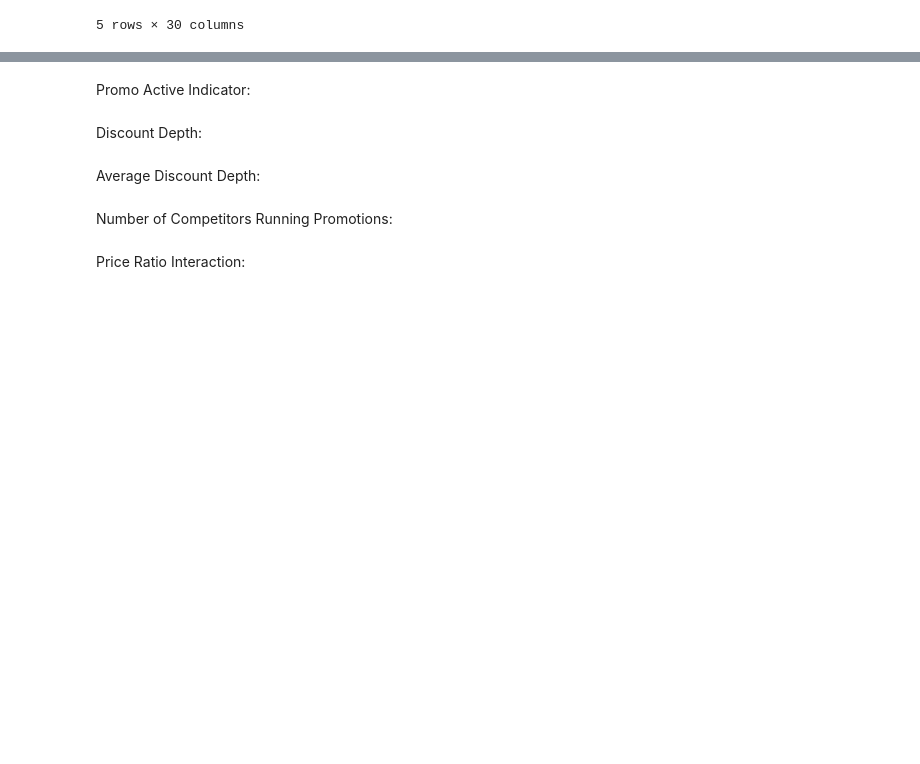
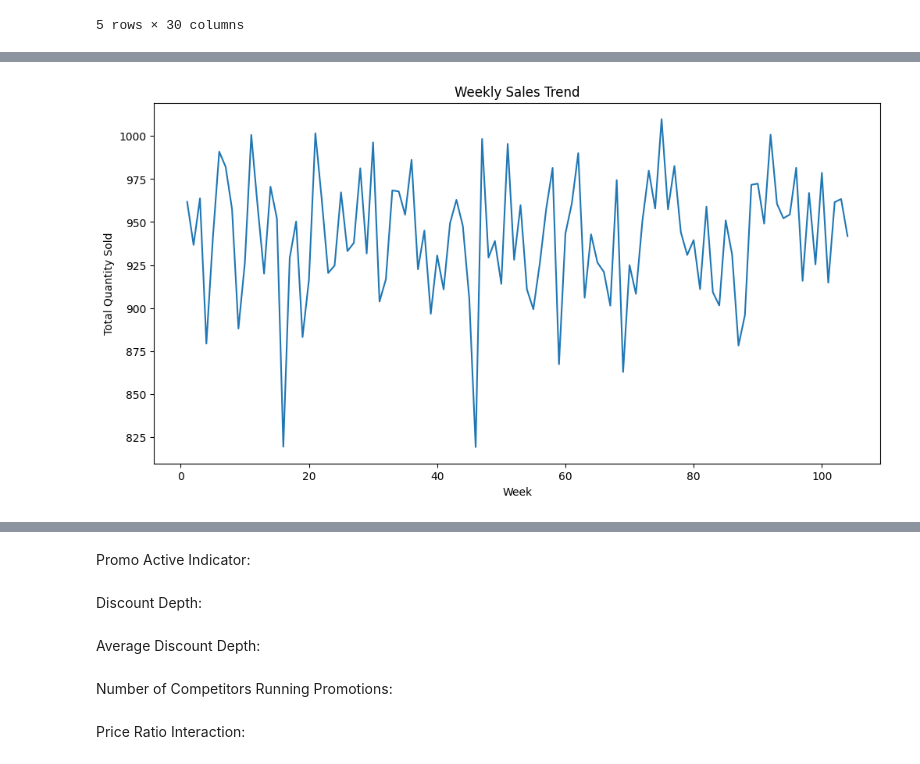
Before and after one commit to cianolan1/Ferrero_Tech_Assesment, a Jupyter notebook: notebooks/data_exploration/1_data_exploration.ipynb, the cells around one changed output, grey strips where cells are left out. Saved outputs shown, nothing was run; the diff lists cells and outputs as text; code cells hidden in the pictures; blank space fills up the shorter version.

```diff
--- a/notebooks/data_exploration/1_data_exploration.ipynb
+++ b/notebooks/data_exploration/1_data_exploration.ipynb
@@ -46,0 +155,13 @@ max                      17.315685    99.996789     9.999793    21.049790
+# %%
+# Aggregate `quantity` by `week` to explore trends over time
+weekly_sales = df.groupby('week')['quantity'].sum()
+
+# Plot the weekly sales trend
+plt.figure(figsize=(12, 6))
+sns.lineplot(data=weekly_sales)
+plt.title("Weekly Sales Trend")
+plt.xlabel("Week")
+plt.ylabel("Total Quantity Sold")
+plt.show()
+# %% [output]
+[figure, added]
```
Also changed, not shown: parts of 9 cells of this notebook, 1 other file.
